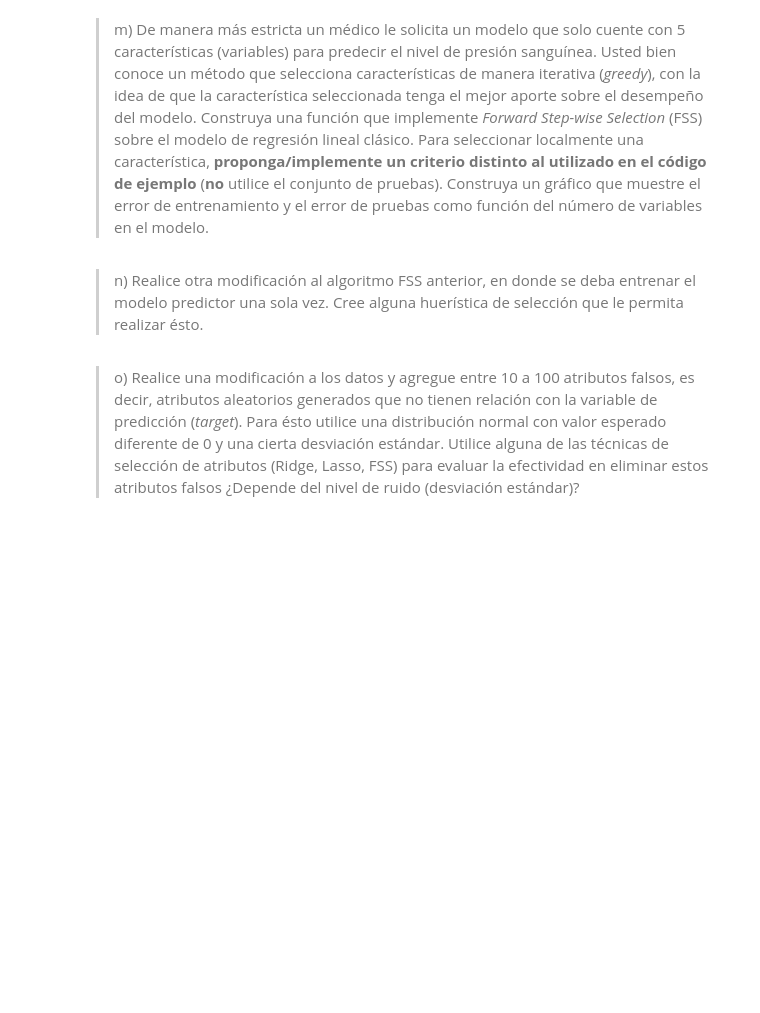
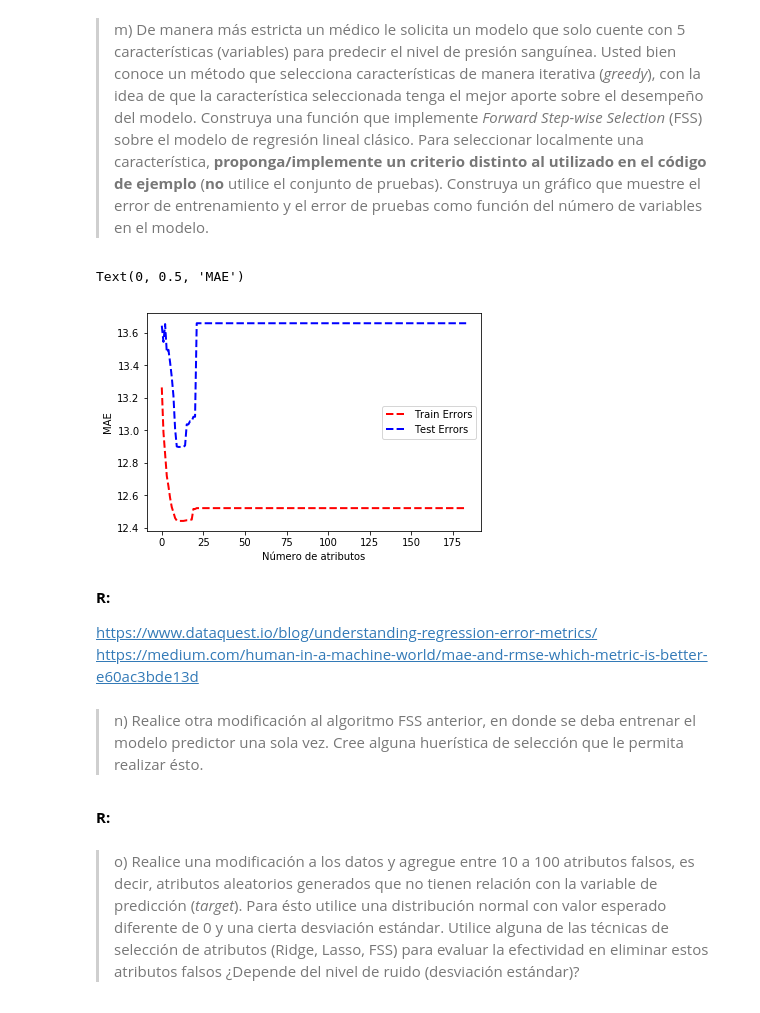
Before and after one commit to Sebaatd/MachineLearning-T1, a Jupyter notebook: Enunciado.ipynb, the cells around one changed output. Saved outputs shown, nothing was run; the diff lists cells and outputs as text; code cells hidden in the pictures; blank space fills up the shorter version.

```diff
--- a/Enunciado.ipynb
+++ b/Enunciado.ipynb
@@ -372,42 +409,96 @@ Por tanto, para el modelo Ridge se usaría un $\alpha$ de $10^5$, mientras que p
 # %% [markdown]
 > m) De manera más estricta un médico le solicita un modelo que solo cuente con 5 características (variables) para predecir el nivel de presión sanguínea. Usted bien conoce un método que selecciona características de manera iterativa (*greedy*), con la idea de que la característica seleccionada tenga el mejor aporte sobre el desempeño del modelo. Construya una función que implemente *Forward Step-wise Selection* (FSS) sobre el modelo de regresión lineal clásico.  Para seleccionar localmente una característica, **proponga/implemente un criterio distinto al utilizado en el código de ejemplo** (**no** utilice el conjunto de pruebas). Construya un gráfico que muestre el error de entrenamiento y el error de pruebas como función del número de variables en el modelo.
 # %%
+from sklearn.metrics import r2_score
+
 def fss(x, y, names_x, k = 10000):
     p = x.shape[1]-1
     k = min(p, k)
     names_x = np.array(names_x)
 
     #Para python2
     #remaining = range(0, p)
 
     #Para python3
     myrange = range(0, p)
     remaining = list(range(0, p))
 
     selected = [p]
     current_score = best_new_score = 0.0
     while remaining and len(selected)<=k :
         score_candidates = []
+
         for candidate in remaining:
             model = LinearRegression(fit_intercept=True, n_jobs=1)
             indexes = selected + [candidate]
             x_train = x[:,indexes]
             predictions_train = model.fit(x_train, y).predict(x_train)
-            residuals_train =  predictions_train - y
-            error_candidate =  np.mean(np.power(residuals_train, 2))
+
+            #Con MAE como criterio de candidato
+            residuals_train = abs(y - predictions_train)
+            error_candidate = np.mean(residuals_train)
+
+            #Con MSE como criterio de candidato
+            #residuals_train =  predictions_train - y
+            #error_candidate =  np.mean(np.power(residuals_train, 2))
+
+            #Con R^2 como criterio de candidato
+            #error_candidate = r2_score(y, predictions_train)
+
             score_candidates.append((error_candidate, candidate))
+
         score_candidates.sort()
         score_candidates[:] = score_candidates[::-1]
         best_new_score, best_candidate = score_candidates.pop()
         remaining.remove(best_candidate)
         selected.append(best_candidate)
-        print("selected = %s ..."%names_x[best_candidate])
-        print("totalvars=%d, mse = %f"%(len(indexes),best_new_score))
+        #print("selected = %s ..."%names_x[best_candidate])
+        #print("totalvars=%d, mse = %f"%(len(indexes),best_new_score))
     return selected
 
-features_fss = fss(Xstd_train, reg_label_train, names_regressors)
-need_feat = features_fss[:5]
+#features_fss = fss(Xstd_train, reg_label_train, names_regressors)
+#need_feat = features_fss[:5]
+
+train_errors = []
+test_errors = []
+
+for i in range(Xstd_train.shape[0]):
+    #Se escogen los mejores parámetros
+    selected_features = fss(Xstd_train, reg_label_train, names_regressors, i+1)
+
+    #Se construye el modelo con solo los mejores parámetros
+    model = LinearRegression(fit_intercept=True)
+    model.fit(Xstd_train[:, selected_features], reg_label_train)
+
+    #Se realizan las predicciones para ambos conjuntos con el modelo actual
+    sf_reg_pred_train = model.predict(Xstd_train[:, selected_features])
+    sf_reg_pred_test = model.predict(Xstd_test[:, selected_features])
+
+    #Obtención de errores (MAE) para ambos conjuntos
+    train_MAE = mean_absolute_error(reg_label_train, sf_reg_pred_train)
+    test_MAE = mean_absolute_error(reg_label_test, sf_reg_pred_test)
+
+    #Guardado de errores
+    train_errors.append(train_MAE)
+    test_errors.append(test_MAE)
+
+plt.plot(train_errors, marker='', color='red', linewidth=2, linestyle='dashed', label="Train Errors")
+plt.plot(test_errors, marker='', color='blue', linewidth=2, linestyle='dashed', label="Test Errors")
+
+plt.legend()
+plt.xlabel('Número de atributos')
+plt.ylabel('MAE')
+# %% [output]
+Text(0, 0.5, 'MAE')
+[figure, added]
+# %% [markdown]
+**R:**
+
+https://www.dataquest.io/blog/understanding-regression-error-metrics/
+https://medium.com/human-in-a-machine-world/mae-and-rmse-which-metric-is-better-e60ac3bde13d
 # %% [markdown]
 > n) Realice otra modificación al algoritmo FSS anterior, en donde se deba entrenar el modelo predictor una sola vez. Cree alguna huerística de selección que le permita realizar ésto.
+# %% [markdown]
+**R:**
 # %% [markdown]
 > o) Realice una modificación a los datos y agregue entre 10 a 100 atributos falsos, es decir, atributos aleatorios generados que no tienen relación con la variable de predicción (*target*). Para ésto utilice una distribución normal con valor esperado diferente de 0 y una cierta desviación estándar. Utilice alguna de las técnicas de selección de atributos (Ridge, Lasso, FSS) para evaluar la efectividad en eliminar estos atributos falsos ¿Depende del nivel de ruido (desviación estándar)?
```
Also changed, not shown: parts of 19 cells of this notebook, 4 other files.
